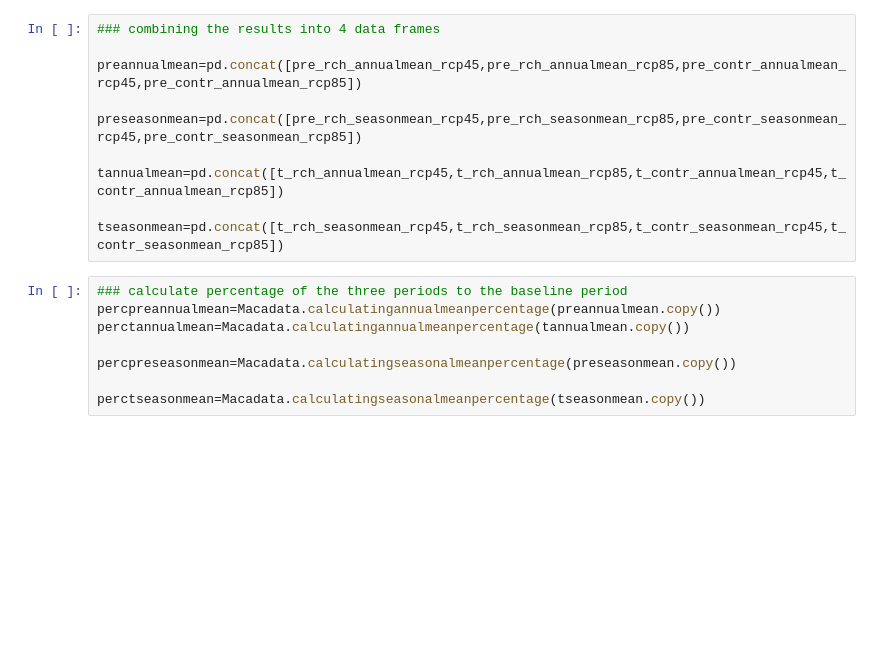
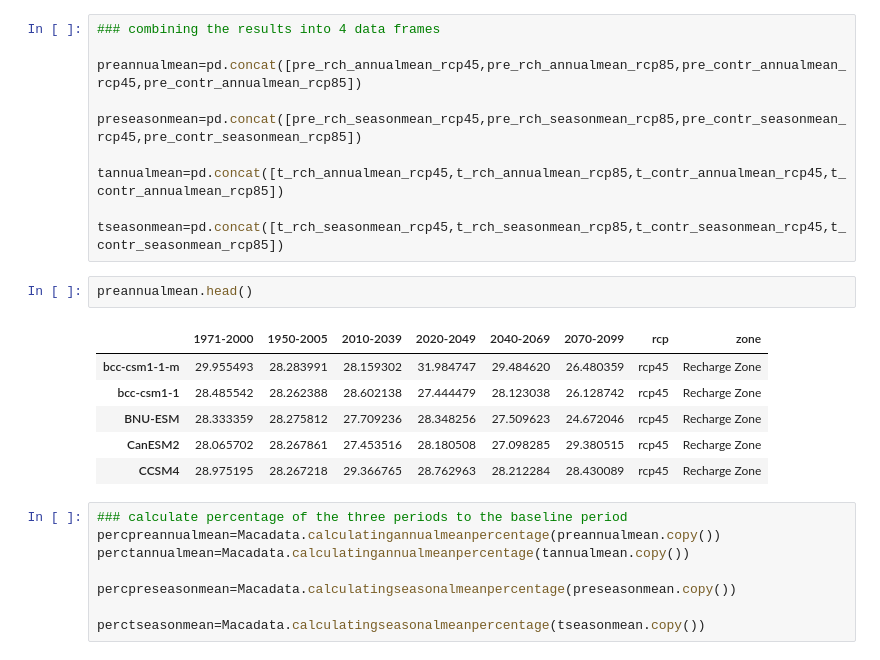
Before and after one commit to changbing2019/FrioMACADataAnlysis, a Jupyter notebook: Frio_Data_analysis for MACA GCMs-V3.ipynb, the cells around one changed output. Cells and saved outputs as stored; diff of their text form; blank space fills up the shorter version.

```diff
--- a/Frio_Data_analysis for MACA GCMs-V3.ipynb
+++ b/Frio_Data_analysis for MACA GCMs-V3.ipynb
@@ -157,6 +157,15 @@ preseasonmean=pd.concat([pre_rch_seasonmean_rcp45,pre_rch_seasonmean_rcp85,pre_c
 tannualmean=pd.concat([t_rch_annualmean_rcp45,t_rch_annualmean_rcp85,t_contr_annualmean_rcp45,t_contr_annualmean_rcp85])
 
 tseasonmean=pd.concat([t_rch_seasonmean_rcp45,t_rch_seasonmean_rcp85,t_contr_seasonmean_rcp45,t_contr_seasonmean_rcp85])
+# %%
+preannualmean.head()
+# %% [output]
+|  | 1971-2000 | 1950-2005 | 2010-2039 | 2020-2049 | 2040-2069 | 2070-2099 | rcp | zone |
+| bcc-csm1-1-m | 29.955493 | 28.283991 | 28.159302 | 31.984747 | 29.484620 | 26.480359 | rcp45 | Recharge Zone |
+| bcc-csm1-1 | 28.485542 | 28.262388 | 28.602138 | 27.444479 | 28.123038 | 26.128742 | rcp45 | Recharge Zone |
+| BNU-ESM | 28.333359 | 28.275812 | 27.709236 | 28.348256 | 27.509623 | 24.672046 | rcp45 | Recharge Zone |
+| CanESM2 | 28.065702 | 28.267861 | 27.453516 | 28.180508 | 27.098285 | 29.380515 | rcp45 | Recharge Zone |
+| CCSM4 | 28.975195 | 28.267218 | 29.366765 | 28.762963 | 28.212284 | 28.430089 | rcp45 | Recharge Zone |
 # %%
 ### calculate percentage of the three periods to the baseline period
 percpreannualmean=Macadata.calculatingannualmeanpercentage(preannualmean.copy())
```
Also changed, not shown: parts of 21 cells of this notebook, 2 other files.
